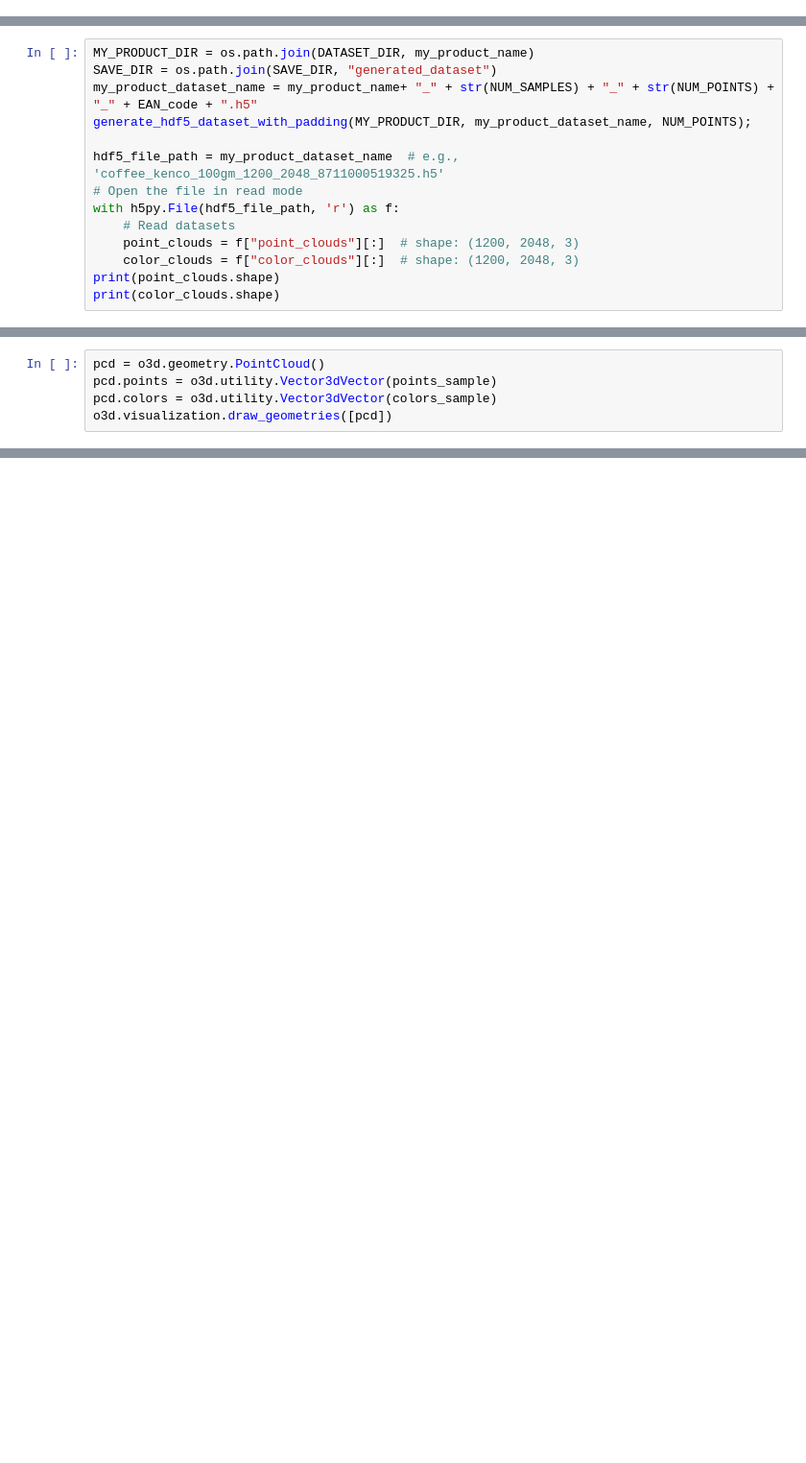
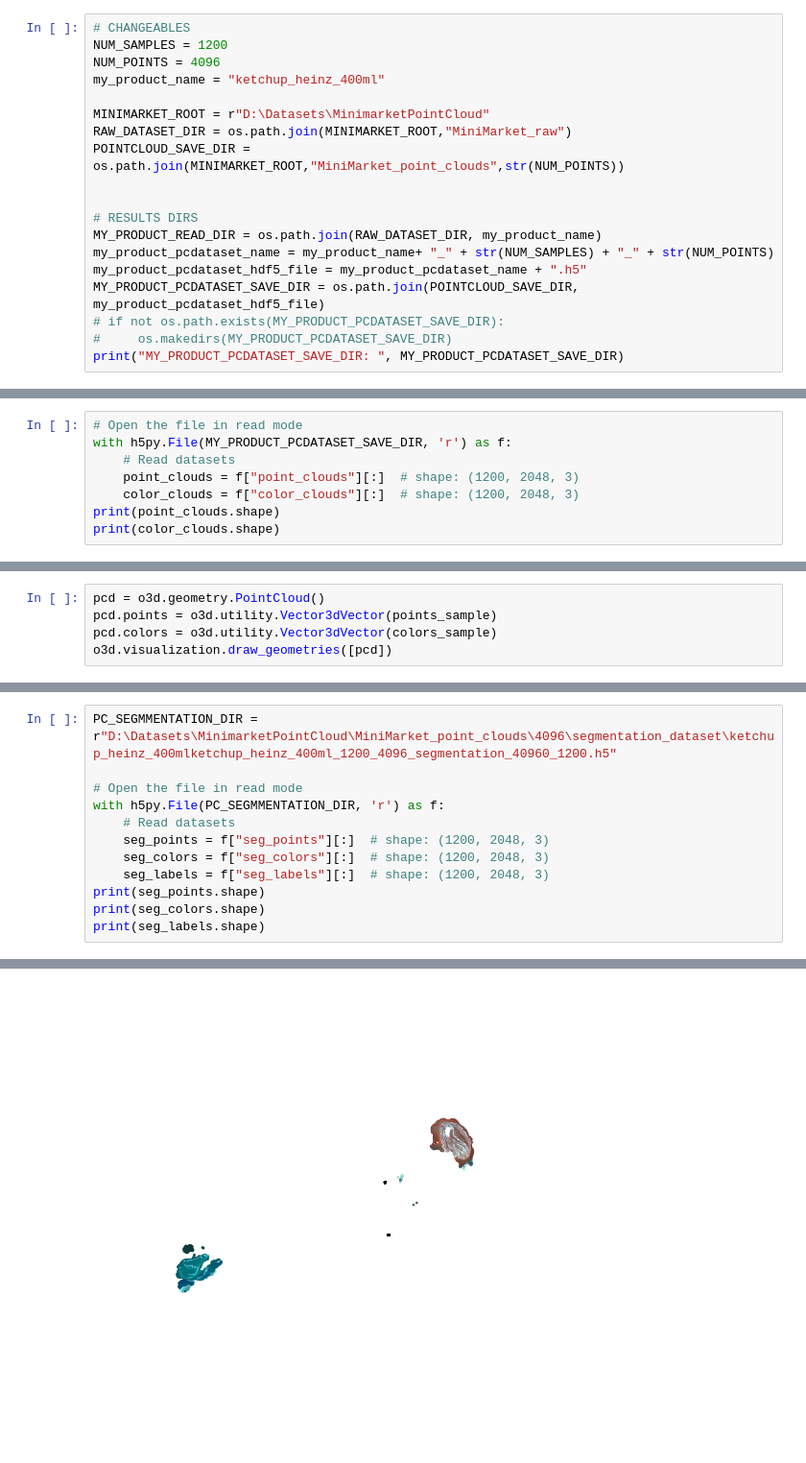
Before and after one commit to JorgeIvanJH/MiniMarket_dataset_processing, a Jupyter notebook: notebook.ipynb, the cells around one changed output, grey strips where cells are left out. Shown at 96% size. Saved outputs shown, nothing was run; the diff lists cells and outputs as text; blank space fills up the shorter version.

Commit message:
bug solution and dataset visualization

```diff
--- a/notebook.ipynb
+++ b/notebook.ipynb
@@ -28,0 +24,19 @@ Jupyter environment detected. Enabling Open3D WebVisualizer.
+# %%
+# CHANGEABLES
+NUM_SAMPLES = 1200
+NUM_POINTS = 4096
+my_product_name = "ketchup_heinz_400ml"
+
+MINIMARKET_ROOT = r"D:\Datasets\MinimarketPointCloud"
+RAW_DATASET_DIR = os.path.join(MINIMARKET_ROOT,"MiniMarket_raw")
+POINTCLOUD_SAVE_DIR = os.path.join(MINIMARKET_ROOT,"MiniMarket_point_clouds",str(NUM_POINTS))
+
+
+# RESULTS DIRS
+MY_PRODUCT_READ_DIR = os.path.join(RAW_DATASET_DIR, my_product_name)
+my_product_pcdataset_name = my_product_name+ "_" + str(NUM_SAMPLES) + "_" + str(NUM_POINTS)
+my_product_pcdataset_hdf5_file = my_product_pcdataset_name + ".h5"
+MY_PRODUCT_PCDATASET_SAVE_DIR = os.path.join(POINTCLOUD_SAVE_DIR, my_product_pcdataset_hdf5_file)
+# if not os.path.exists(MY_PRODUCT_PCDATASET_SAVE_DIR):
+#     os.makedirs(MY_PRODUCT_PCDATASET_SAVE_DIR)
+print("MY_PRODUCT_PCDATASET_SAVE_DIR: ", MY_PRODUCT_PCDATASET_SAVE_DIR)
@@ -29,12 +65,6 @@ Jupyter environment detected. Enabling Open3D WebVisualizer.
 # %%
-MY_PRODUCT_DIR = os.path.join(DATASET_DIR, my_product_name)
-SAVE_DIR = os.path.join(SAVE_DIR, "generated_dataset")
-my_product_dataset_name = my_product_name+ "_" + str(NUM_SAMPLES) + "_" + str(NUM_POINTS) + "_" + EAN_code + ".h5"
-generate_hdf5_dataset_with_padding(MY_PRODUCT_DIR, my_product_dataset_name, NUM_POINTS);
-
-hdf5_file_path = my_product_dataset_name  # e.g., 'coffee_kenco_100gm_1200_2048_8711000519325.h5'
 # Open the file in read mode
-with h5py.File(hdf5_file_path, 'r') as f:
+with h5py.File(MY_PRODUCT_PCDATASET_SAVE_DIR, 'r') as f:
     # Read datasets
     point_clouds = f["point_clouds"][:]  # shape: (1200, 2048, 3)
     color_clouds = f["color_clouds"][:]  # shape: (1200, 2048, 3)
@@ -80,0 +173,13 @@ o3d.visualization.draw_geometries([pcd])
+# %%
+PC_SEGMMENTATION_DIR = r"D:\Datasets\MinimarketPointCloud\MiniMarket_point_clouds\4096\segmentation_dataset\ketchup_heinz_400mlketchup_heinz_400ml_1200_4096_segmentation_40960_1200.h5"
+
+# Open the file in read mode
+with h5py.File(PC_SEGMMENTATION_DIR, 'r') as f:
+    # Read datasets
+    seg_points = f["seg_points"][:]  # shape: (1200, 2048, 3)
+    seg_colors = f["seg_colors"][:]  # shape: (1200, 2048, 3)
+    seg_labels = f["seg_labels"][:]  # shape: (1200, 2048, 3)
+print(seg_points.shape)
+print(seg_colors.shape)
+print(seg_labels.shape)
+# %% [output]
@@ -80,0 +190 @@ o3d.visualization.draw_geometries([pcd])
+[figure, added]
```
Also changed, not shown: parts of 14 cells of this notebook, 1 other file.
